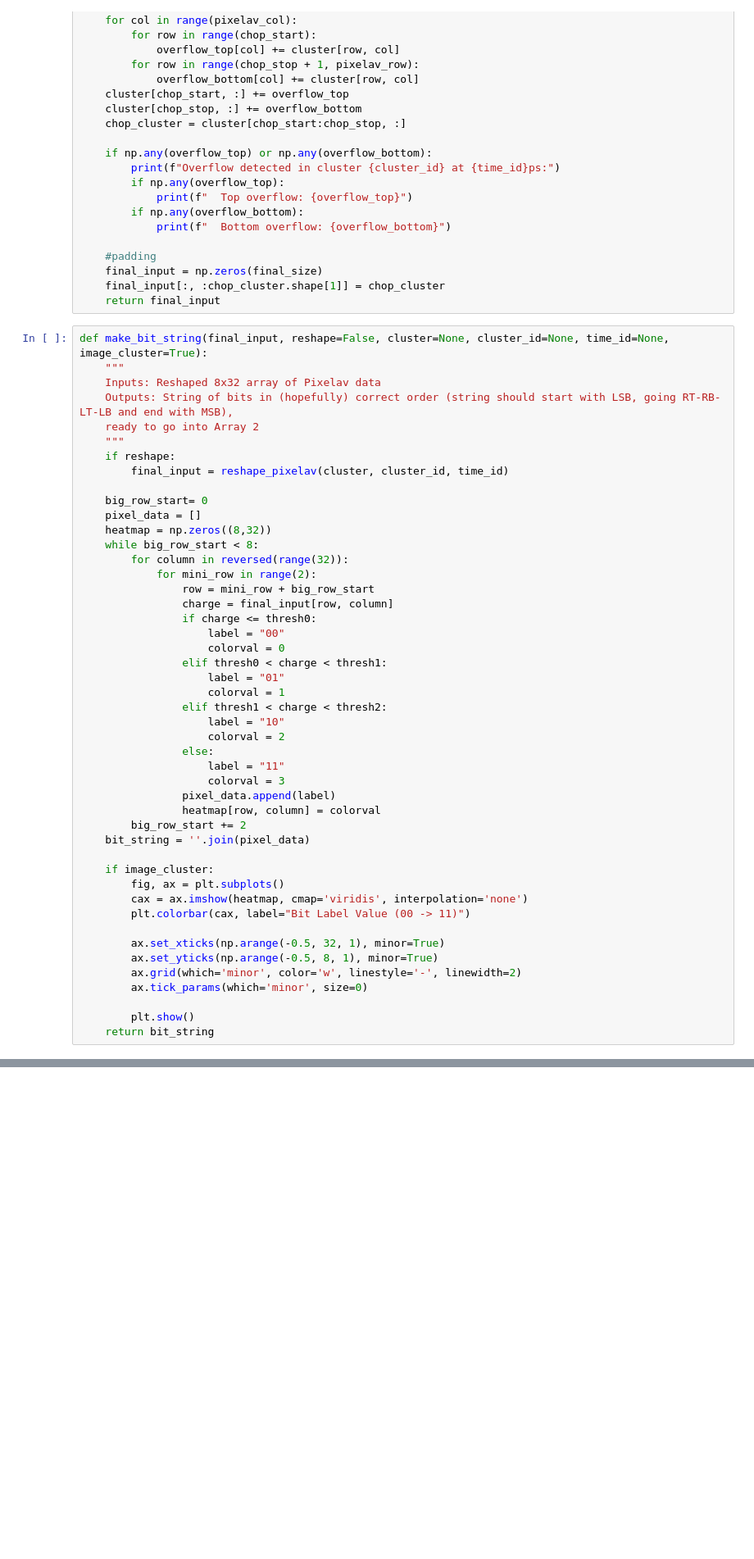
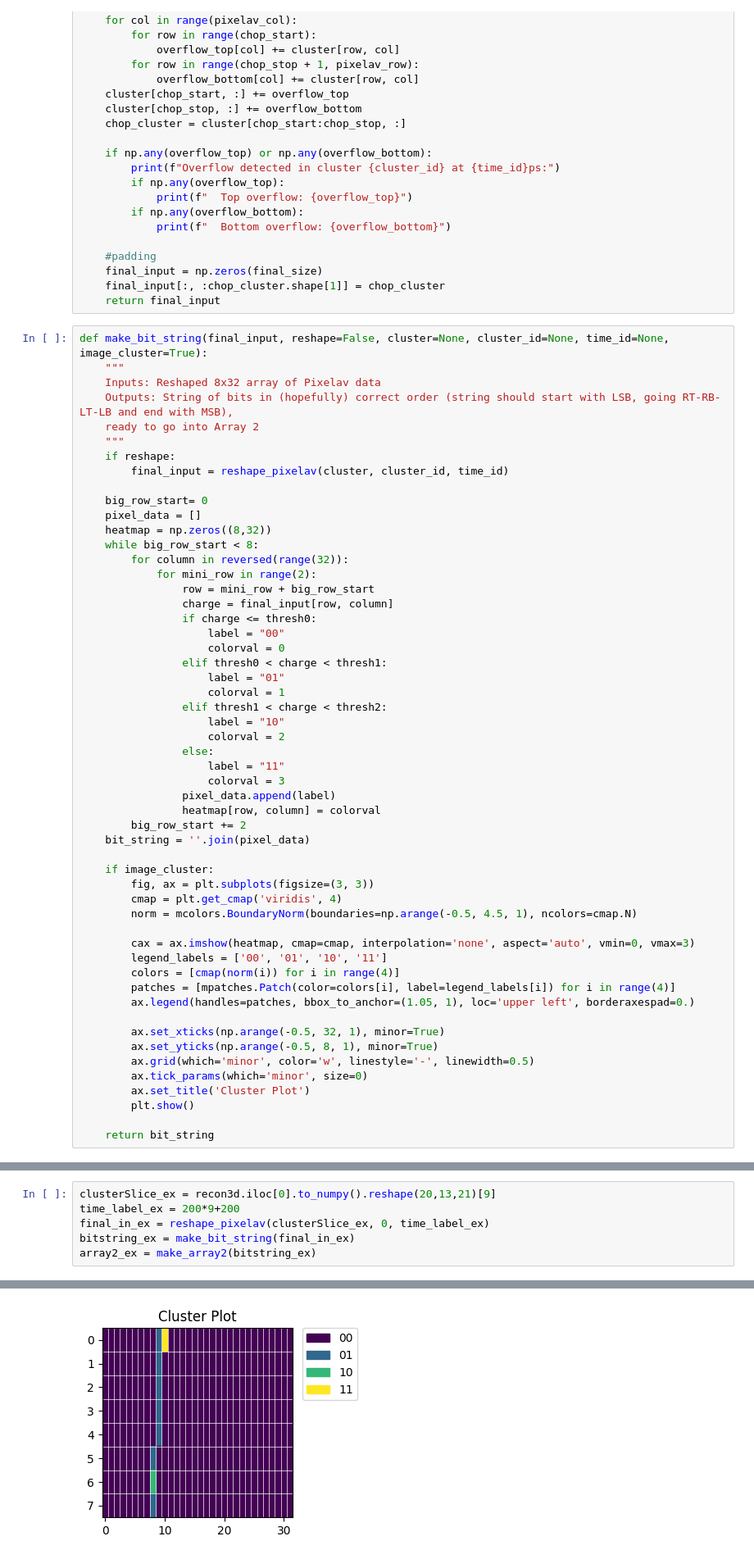
Before and after one commit to smart-pix/asic-testing, a Jupyter notebook: pixelav2fpga.ipynb, the cells around one changed output, grey strips where cells are left out. Shown at 82% size. Drawn from its saved outputs; the diff is of its cells as text; blank space fills up the shorter version.

Commit message:
added imaging to help visualize values in the clusters

```diff
--- a/pixelav2fpga.ipynb
+++ b/pixelav2fpga.ipynb
@@ -90,16 +93,23 @@ def make_bit_string(final_input, reshape=False, cluster=None, cluster_id=None, t
     bit_string = ''.join(pixel_data)
 
     if image_cluster:
-        fig, ax = plt.subplots()
-        cax = ax.imshow(heatmap, cmap='viridis', interpolation='none')
-        plt.colorbar(cax, label="Bit Label Value (00 -> 11)")
+        fig, ax = plt.subplots(figsize=(3, 3))
+        cmap = plt.get_cmap('viridis', 4)
+        norm = mcolors.BoundaryNorm(boundaries=np.arange(-0.5, 4.5, 1), ncolors=cmap.N)
+
+        cax = ax.imshow(heatmap, cmap=cmap, interpolation='none', aspect='auto', vmin=0, vmax=3)
+        legend_labels = ['00', '01', '10', '11']
+        colors = [cmap(norm(i)) for i in range(4)]
+        patches = [mpatches.Patch(color=colors[i], label=legend_labels[i]) for i in range(4)]
+        ax.legend(handles=patches, bbox_to_anchor=(1.05, 1), loc='upper left', borderaxespad=0.)
 
         ax.set_xticks(np.arange(-0.5, 32, 1), minor=True)
         ax.set_yticks(np.arange(-0.5, 8, 1), minor=True)
-        ax.grid(which='minor', color='w', linestyle='-', linewidth=2)
+        ax.grid(which='minor', color='w', linestyle='-', linewidth=0.5)
         ax.tick_params(which='minor', size=0)
+        ax.set_title('Cluster Plot')
+        plt.show()
 
-        plt.show()
     return bit_string
 # %%
 ar2row = 256
@@ -146,0 +180,7 @@ for cluster_id in range(5, 10):
+# %%
+clusterSlice_ex = recon3d.iloc[0].to_numpy().reshape(20,13,21)[9]
+time_label_ex = 200*9+200
+final_in_ex = reshape_pixelav(clusterSlice_ex, 0, time_label_ex)
+bitstring_ex = make_bit_string(final_in_ex)
+array2_ex = make_array2(bitstring_ex)
+# %% [output]
@@ -146,0 +192 @@ for cluster_id in range(5, 10):
+[figure, added]
```
Also changed, not shown: parts of 6 cells of this notebook.
